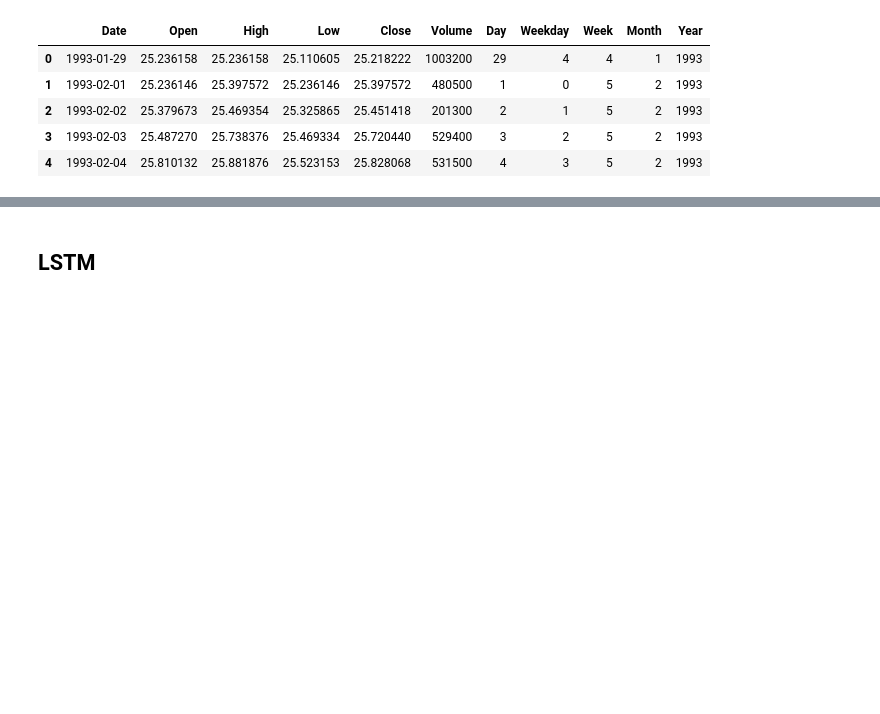
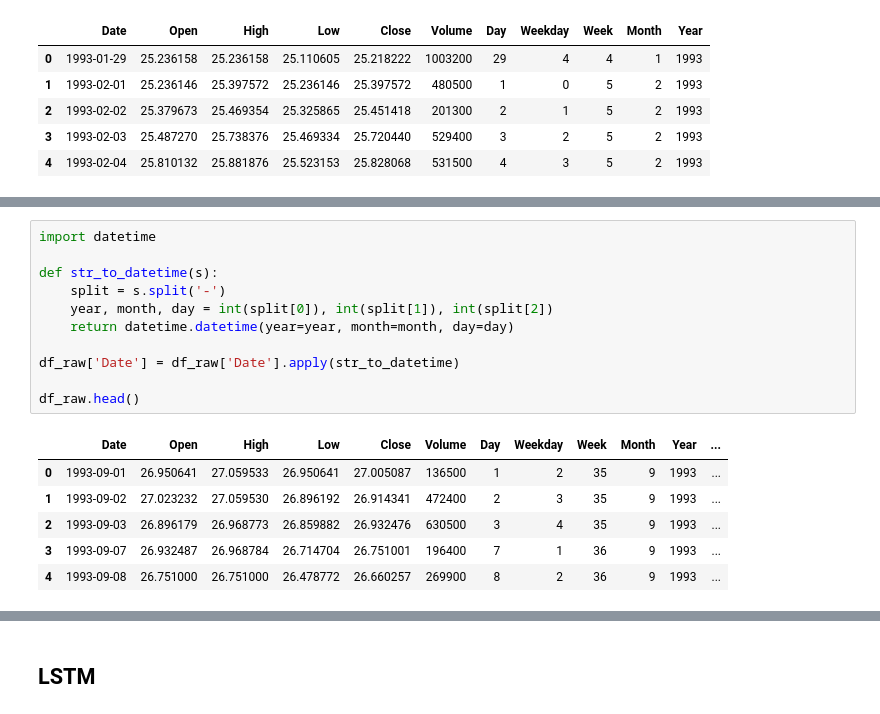
Before and after one commit to okenreed/aai501_final, a Jupyter notebook: final.ipynb, the cells around one changed output, grey strips where cells are left out. Cells and saved outputs as stored; diff of their text form; blank space fills up the shorter version.

```diff
--- a/final.ipynb
+++ b/final.ipynb
@@ -28,0 +30,18 @@ df_raw.head()
+# %%
+import datetime
+
+def str_to_datetime(s):
+    split = s.split('-')
+    year, month, day = int(split[0]), int(split[1]), int(split[2])
+    return datetime.datetime(year=year, month=month, day=day)
+
+df_raw['Date'] = df_raw['Date'].apply(str_to_datetime)
+
+df_raw.head()
+# %% [output]
+|  | Date | Open | High | Low | Close | Volume | Day | Weekday | Week | Month | Year | ... |
+| 0 | 1993-09-01 | 26.950641 | 27.059533 | 26.950641 | 27.005087 | 136500 | 1 | 2 | 35 | 9 | 1993 | ... |
+| 1 | 1993-09-02 | 27.023232 | 27.059530 | 26.896192 | 26.914341 | 472400 | 2 | 3 | 35 | 9 | 1993 | ... |
+| 2 | 1993-09-03 | 26.896179 | 26.968773 | 26.859882 | 26.932476 | 630500 | 3 | 4 | 35 | 9 | 1993 | ... |
+| 3 | 1993-09-07 | 26.932487 | 26.968784 | 26.714704 | 26.751001 | 196400 | 7 | 1 | 36 | 9 | 1993 | ... |
+| 4 | 1993-09-08 | 26.751000 | 26.751000 | 26.478772 | 26.660257 | 269900 | 8 | 2 | 36 | 9 | 1993 | ... |
```
Also changed, not shown: parts of 11 cells of this notebook.
